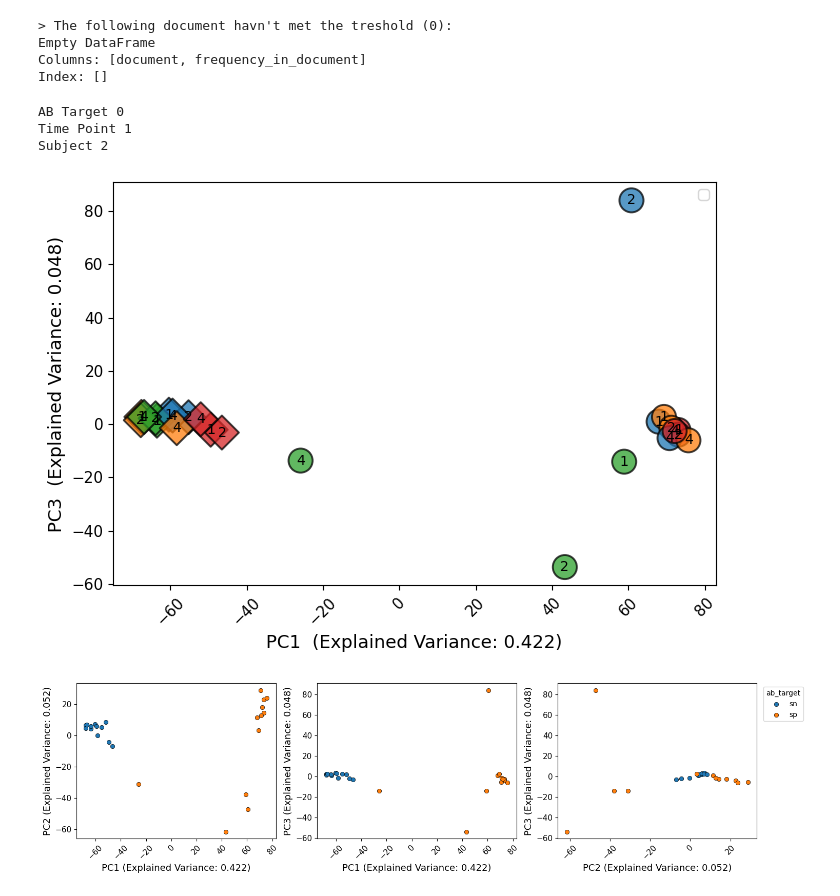
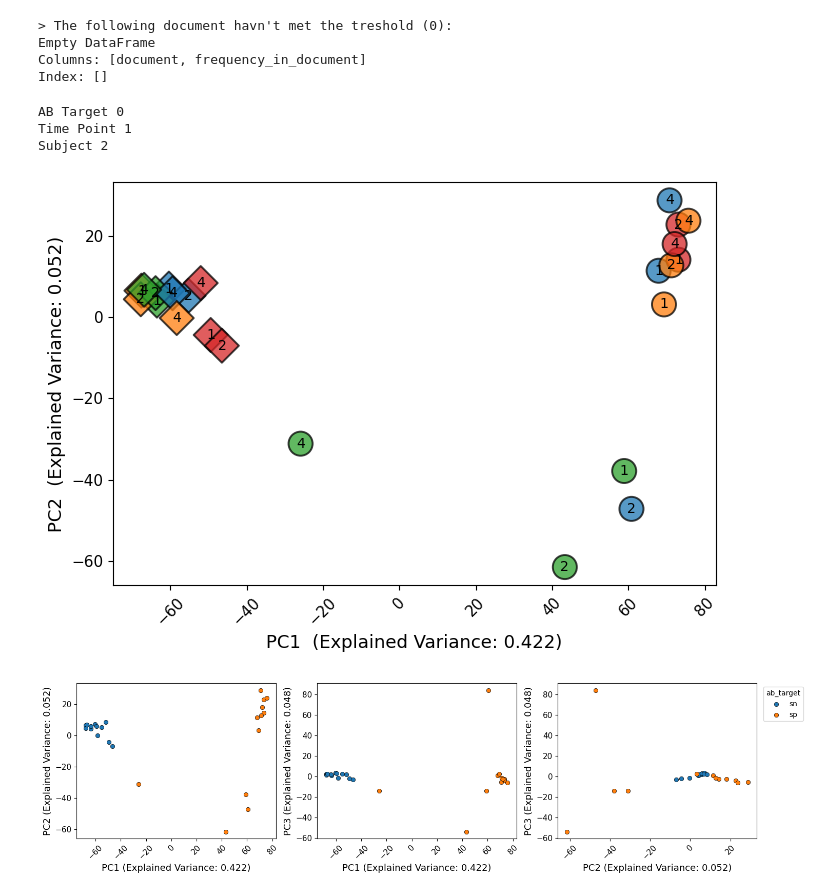
Before and after one commit to dani-f99/trimers_usage_analysis, a Jupyter notebook: results-trimers_usage_analysis.ipynb, the cells around one changed output. Cells and saved outputs as stored; diff of their text form; code cells hidden in the pictures.

```diff
--- a/results-trimers_usage_analysis.ipynb
+++ b/results-trimers_usage_analysis.ipynb
@@ -100,7 +100,7 @@ var_list = [round(i,3) for i in var.Variance.values]
 
 # Plotting scatterplot of the PC results
 var_list = [round(i,3) for i in var.Variance.values]
-PCx, PCy = 1, 3
+PCx, PCy = 1, 2
 
 # unique ab_target types
 markers_map = {"SP": "o", "SN": "D"}
@@ -116,35 +116,35 @@ sns.scatterplot(data = pca_copy,
                 s=300,
                 alpha=0.75,
                 edgecolor="black",
                 legend=False)
 
 ax1.tick_params(axis="both", labelsize=11)
 ax1.tick_params(axis="x", rotation=45)
 ax1.set_xlabel(f"PC{PCx} " + f" (Explained Variance: {str(var_list[PCx - 1])})", fontsize=13)
 ax1.set_ylabel(f"PC{PCy} " + f" (Explained Variance: {str(var_list[PCy - 1])})", fontsize=13)
 
 metadata = "Time Point"
 text_df = pca_copy[[f"PC{PCx}", f"PC{PCy}", metadata]]
 
 for i in text_df.iterrows():
     i_slice = i[1]
     i_x, i_y, i_label = i_slice.values
 
     ax1.text(x=i_x,
              y=i_y,
              s=i_label,
              ha='center',
              va='center')
 
-plt.legend(bbox_to_anchor=(1, 1))
+#plt.legend(bbox_to_anchor=(1, 1))
 
 plt.tight_layout()
 plt.show()
 # %% [output]
 AB Target 0
 Time Point 1
 Subject 2
-[figure, old version]
+[figure, new version]
 # %%
 # Plotting scatterplot of the PC results
 var_list = [round(i,3) for i in var.Variance.values]
```
Also changed, not shown: 1 other file.
